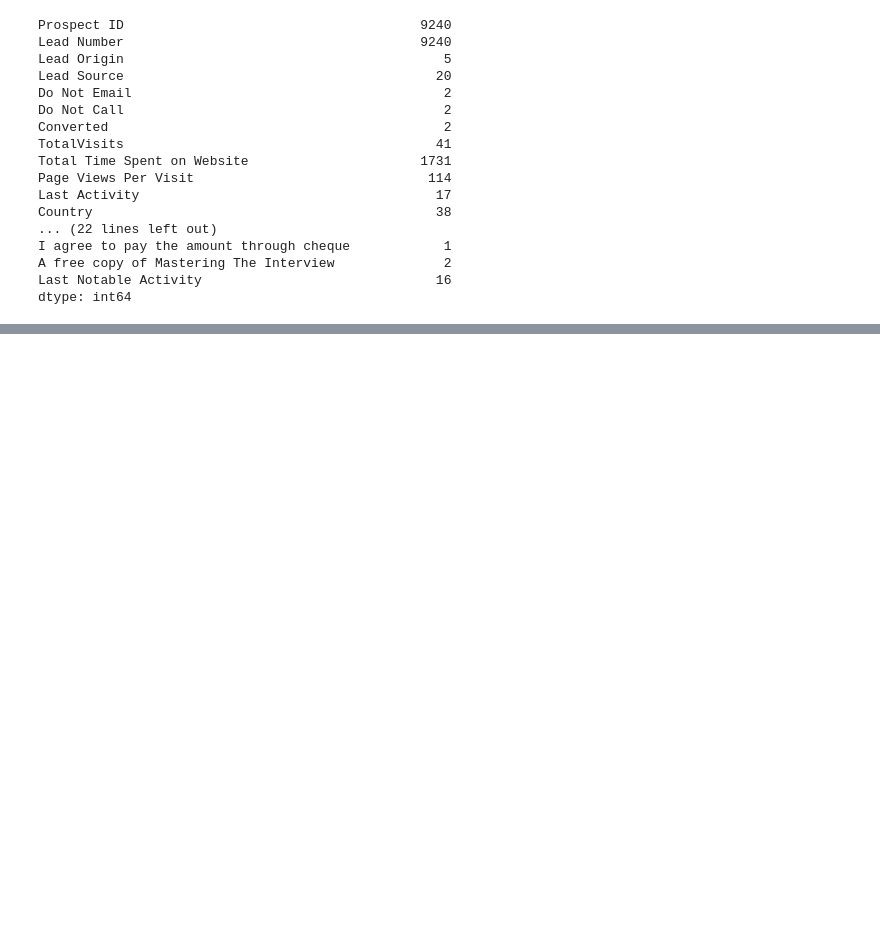
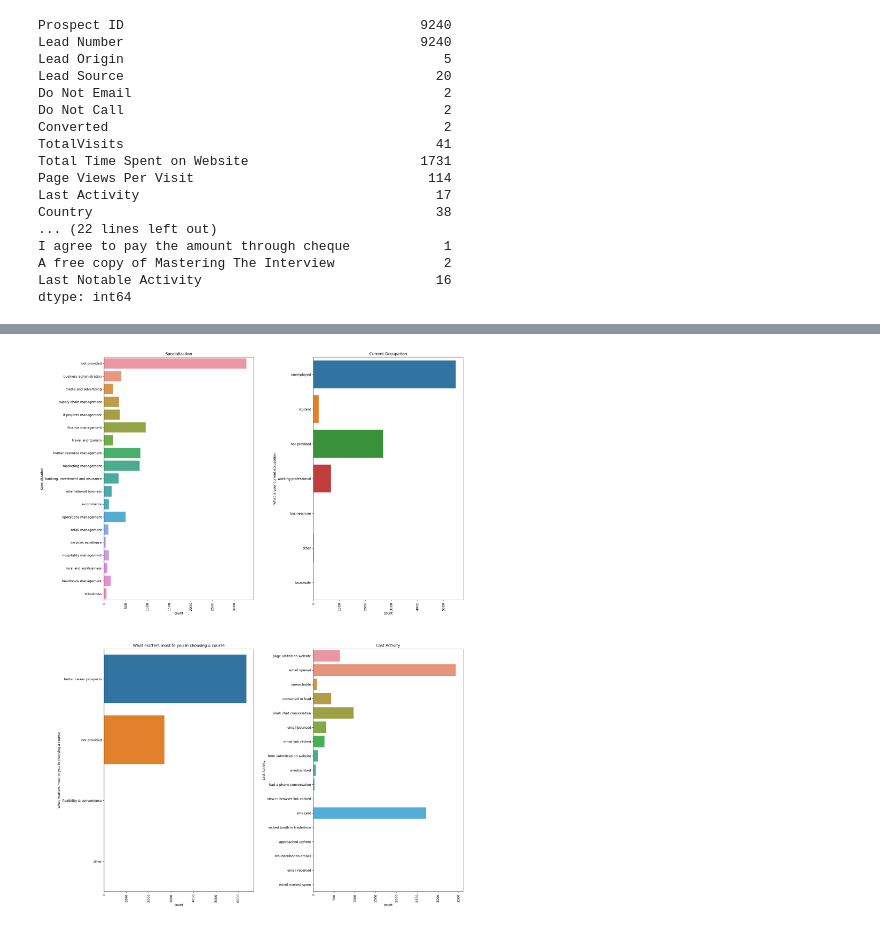
Before and after one commit to shaktisingh25/Lead-Scoring-Case-Study-Group-, a Jupyter notebook: Lead Scoring Code.ipynb, the cells around one changed output, grey strips where cells are left out. Saved outputs shown, nothing was run; the diff lists cells and outputs as text; code cells hidden in the pictures; blank space fills up the shorter version.

```diff
--- a/Lead Scoring Code.ipynb
+++ b/Lead Scoring Code.ipynb
@@ -133,0 +198,10 @@ dtype: int64
+# %%
+df2['Specialization'] = df2['Specialization'].fillna('not provided')
+
+df2['What matters most to you in choosing a course'] = df2['What matters most to you in choosing a course'].fillna('not provided')
+
+df2['Country'] = df2['Country'].fillna('not provided')
+
+df2['What is your current occupation'] = df2['What is your current occupation'].fillna('not provided')
+
+df2.info()
@@ -133,0 +475,20 @@ dtype: int64
+# %%
+plt.figure(figsize = (20,30))
+plt.subplot(2,2,1)
+sns.countplot(y = df_final['Specialization']).tick_params(axis='x', rotation = 90)
+plt.title('Specialization')
+plt.subplot(2,2,2)
+sns.countplot(y = df_final['What is your current occupation']).tick_params(axis='x', rotation = 90)
+plt.title('Current Occupation')
+plt.subplot(2,2,3)
+sns.countplot(y = df_final['What matters most to you in choosing a course']).tick_params(axis='x', rotation = 90)
+plt.title('What matters most to you in choosing a course')
+plt.subplot(2,2,4)
+sns.countplot(y = df_final['Last Activity']).tick_params(axis='x', rotation = 90)
+plt.title('Last Activity')
+
+plt.subplots_adjust(wspace=0.4)
+
+plt.show()
+# %% [output]
+[figure, added]
```
Also changed, not shown: parts of 152 cells of this notebook, 2 other files.
